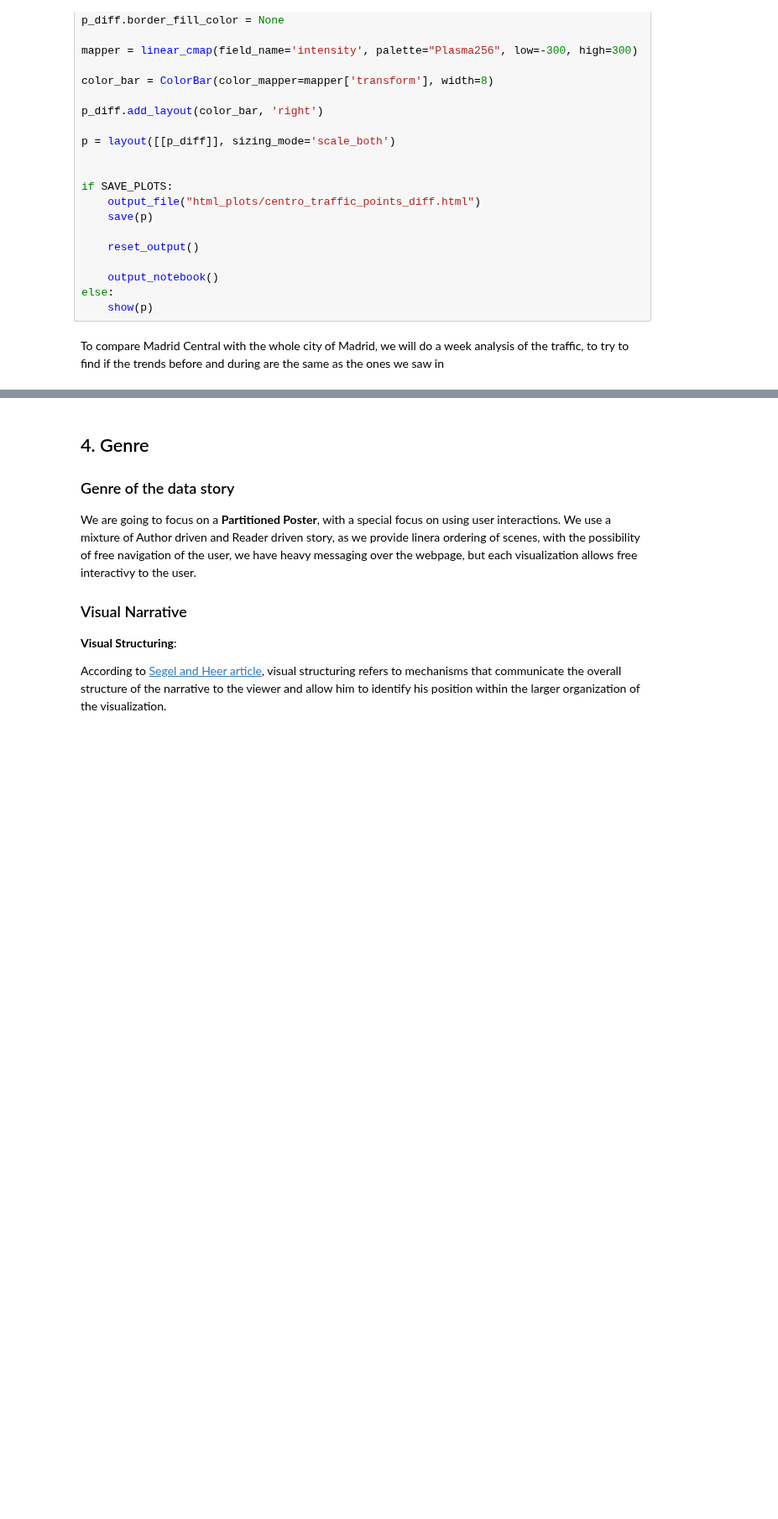
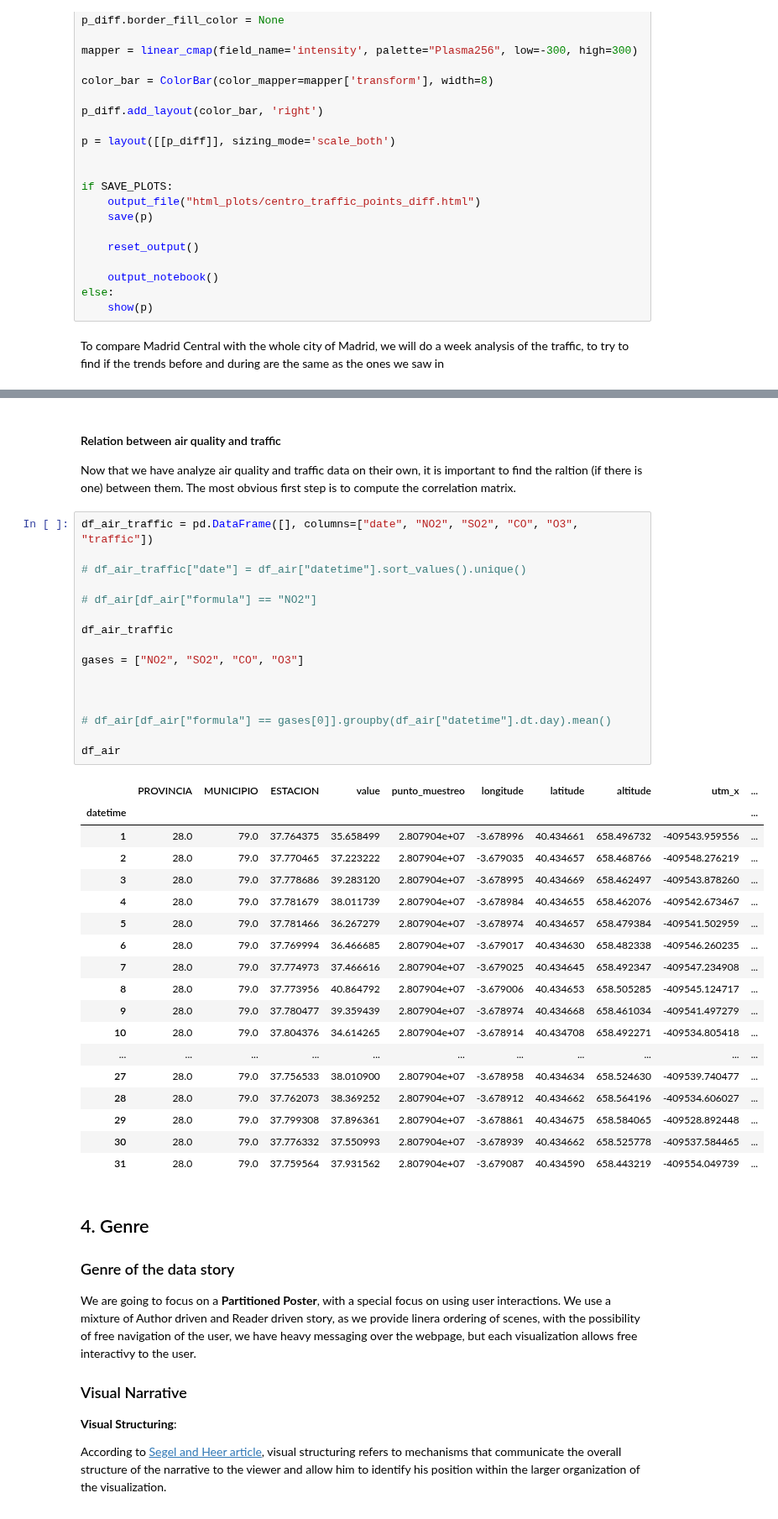
Before and after one commit to Pheithar/socialdata_madridcentral, a Jupyter notebook: madrid_central.ipynb, the cells around one changed output, grey strips where cells are left out. Shown at 84% size. Saved outputs shown, nothing was run; the diff lists cells and outputs as text; blank space fills up the shorter version.

```diff
--- a/madrid_central.ipynb
+++ b/madrid_central.ipynb
@@ -1627,3 +2158,42 @@ To compare Madrid Central with the whole city of Madrid, we will do a week analy
+# %% [markdown]
+#### Relation between air quality and traffic
+
+Now that we have analyze air quality and traffic data on their own, it is important to find the raltion (if there is one) between them. The most obvious first step is to compute the correlation matrix.
+# %%
+df_air_traffic = pd.DataFrame([], columns=["date", "NO2", "SO2", "CO", "O3", "traffic"])
+
+# df_air_traffic["date"] = df_air["datetime"].sort_values().unique()
+
+# df_air[df_air["formula"] == "NO2"]
+
+df_air_traffic
+
+gases = ["NO2", "SO2", "CO", "O3"]
+
+
+
+# df_air[df_air["formula"] == gases[0]].groupby(df_air["datetime"].dt.day).mean()
+
+df_air
+# %% [output]
+|  | PROVINCIA | MUNICIPIO | ESTACION | value | punto_muestreo | longitude | latitude | altitude | utm_x | ... |
+| datetime |  |  |  |  |  |  |  |  |  | ... |
+| 1 | 28.0 | 79.0 | 37.764375 | 35.658499 | 2.807904e+07 | -3.678996 | 40.434661 | 658.496732 | -409543.959556 | ... |
+| 2 | 28.0 | 79.0 | 37.770465 | 37.223222 | 2.807904e+07 | -3.679035 | 40.434657 | 658.468766 | -409548.276219 | ... |
+| 3 | 28.0 | 79.0 | 37.778686 | 39.283120 | 2.807904e+07 | -3.678995 | 40.434669 | 658.462497 | -409543.878260 | ... |
+| 4 | 28.0 | 79.0 | 37.781679 | 38.011739 | 2.807904e+07 | -3.678984 | 40.434655 | 658.462076 | -409542.673467 | ... |
+| 5 | 28.0 | 79.0 | 37.781466 | 36.267279 | 2.807904e+07 | -3.678974 | 40.434657 | 658.479384 | -409541.502959 | ... |
+| 6 | 28.0 | 79.0 | 37.769994 | 36.466685 | 2.807904e+07 | -3.679017 | 40.434630 | 658.482338 | -409546.260235 | ... |
+| 7 | 28.0 | 79.0 | 37.774973 | 37.466616 | 2.807904e+07 | -3.679025 | 40.434645 | 658.492347 | -409547.234908 | ... |
+| 8 | 28.0 | 79.0 | 37.773956 | 40.864792 | 2.807904e+07 | -3.679006 | 40.434653 | 658.505285 | -409545.124717 | ... |
+| 9 | 28.0 | 79.0 | 37.780477 | 39.359439 | 2.807904e+07 | -3.678974 | 40.434668 | 658.461034 | -409541.497279 | ... |
+| 10 | 28.0 | 79.0 | 37.804376 | 34.614265 | 2.807904e+07 | -3.678914 | 40.434708 | 658.492271 | -409534.805418 | ... |
+| ... | ... | ... | ... | ... | ... | ... | ... | ... | ... | ... |
+| 27 | 28.0 | 79.0 | 37.756533 | 38.010900 | 2.807904e+07 | -3.678958 | 40.434634 | 658.524630 | -409539.740477 | ... |
+| 28 | 28.0 | 79.0 | 37.762073 | 38.369252 | 2.807904e+07 | -3.678912 | 40.434662 | 658.564196 | -409534.606027 | ... |
+| 29 | 28.0 | 79.0 | 37.799308 | 37.896361 | 2.807904e+07 | -3.678861 | 40.434675 | 658.584065 | -409528.892448 | ... |
+| 30 | 28.0 | 79.0 | 37.776332 | 37.550993 | 2.807904e+07 | -3.678939 | 40.434662 | 658.525778 | -409537.584465 | ... |
+| 31 | 28.0 | 79.0 | 37.759564 | 37.931562 | 2.807904e+07 | -3.679087 | 40.434590 | 658.443219 | -409554.049739 | ... |
 # %% [markdown]
 ## 4. Genre
 
```
Also changed, not shown: parts of 34 cells of this notebook, 8 other files.
